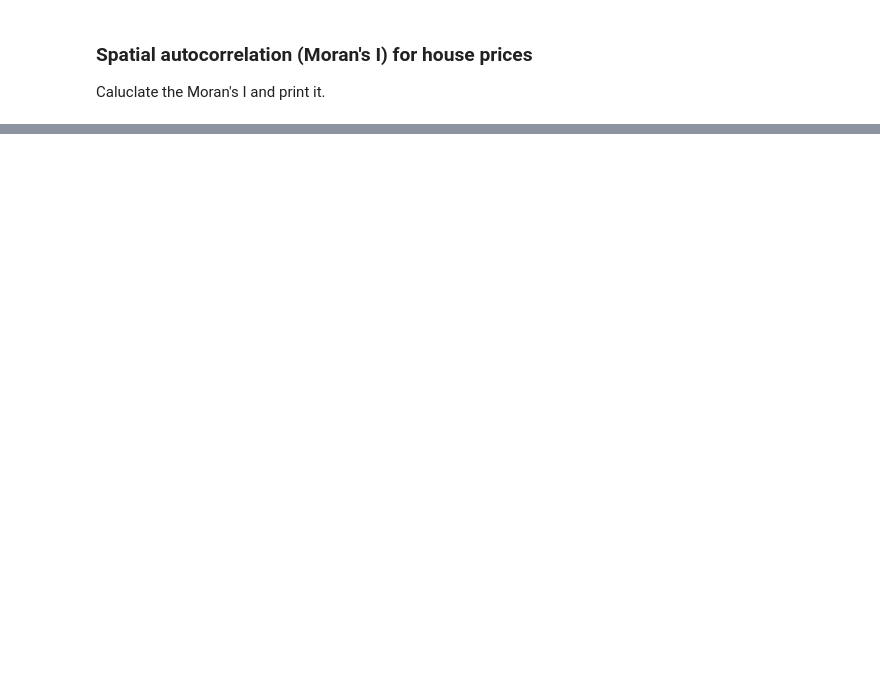
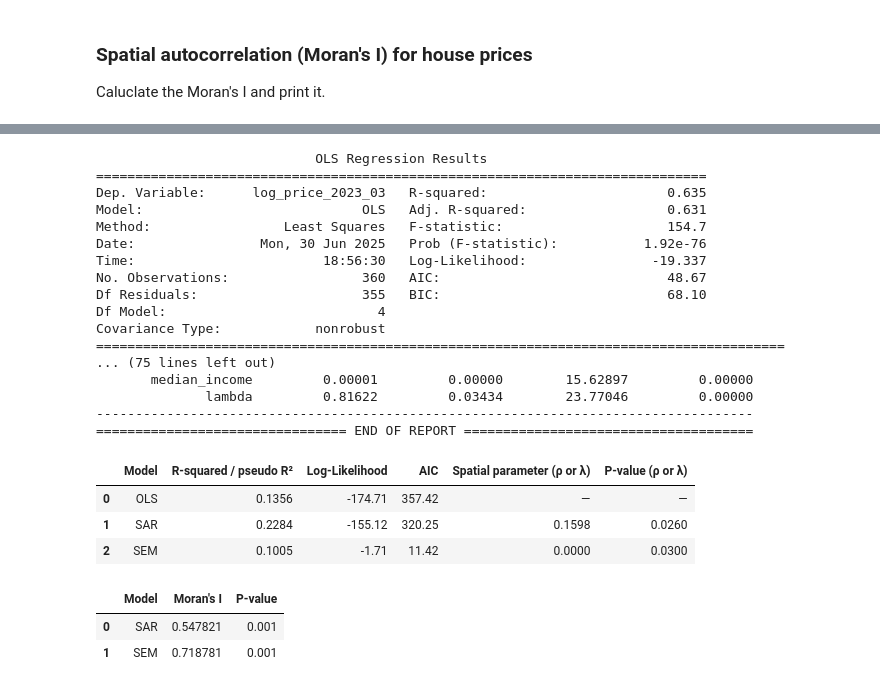
Before and after one commit to andreleo02/geospatial-analysis-project, a Jupyter notebook: analysis.ipynb, the cells around one changed output, grey strips where cells are left out. Drawn from its saved outputs; the diff is of its cells as text; code cells hidden in the pictures; blank space fills up the shorter version.

```diff
--- a/analysis.ipynb
+++ b/analysis.ipynb
@@ -254,0 +326,33 @@ Log likelihood      :     -1.7080
+# %%
+x_vars = ['ndvi', 'density', 'distance_to_downtown', 'median_income']
+# %%
+ols_model_income = ols(x_vars=x_vars, y_var=y_var)
+lag_model_income = sar(x_vars=x_vars, y_var=y_var, w=w)
+error_model_income = sem(x_vars=x_vars, y_var=y_var, w=w)
+
+comparison(ols_model=ols_model, lag_model=lag_model, error_model=error_model, w=w)
+# %% [output]
+                            OLS Regression Results
+==============================================================================
+Dep. Variable:      log_price_2023_03   R-squared:                       0.635
+Model:                            OLS   Adj. R-squared:                  0.631
+Method:                 Least Squares   F-statistic:                     154.7
+Date:                Mon, 30 Jun 2025   Prob (F-statistic):           1.92e-76
+Time:                        18:56:30   Log-Likelihood:                -19.337
+No. Observations:                 360   AIC:                             48.67
+Df Residuals:                     355   BIC:                             68.10
+Df Model:                           4
+Covariance Type:            nonrobust
+========================================================================================
+... (75 lines left out)
+       median_income         0.00001         0.00000        15.62897         0.00000
+              lambda         0.81622         0.03434        23.77046         0.00000
+------------------------------------------------------------------------------------
+================================ END OF REPORT =====================================
+|  | Model | R-squared / pseudo R² | Log-Likelihood | AIC | Spatial parameter (ρ or λ) | P-value (ρ or λ) |
+| 0 | OLS | 0.1356 | -174.71 | 357.42 | — | — |
+| 1 | SAR | 0.2284 | -155.12 | 320.25 | 0.1598 | 0.0260 |
+| 2 | SEM | 0.1005 | -1.71 | 11.42 | 0.0000 | 0.0300 |
+|  | Model | Moran's I | P-value |
+| 0 | SAR | 0.547821 | 0.001 |
+| 1 | SEM | 0.718781 | 0.001 |
```
Also changed, not shown: parts of 28 cells of this notebook, 1 other file.
